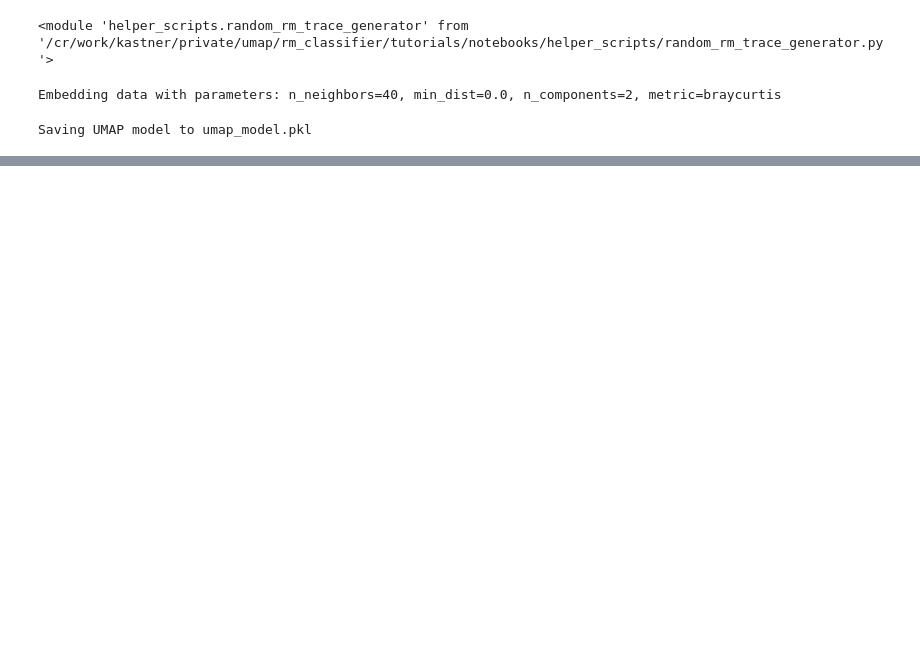
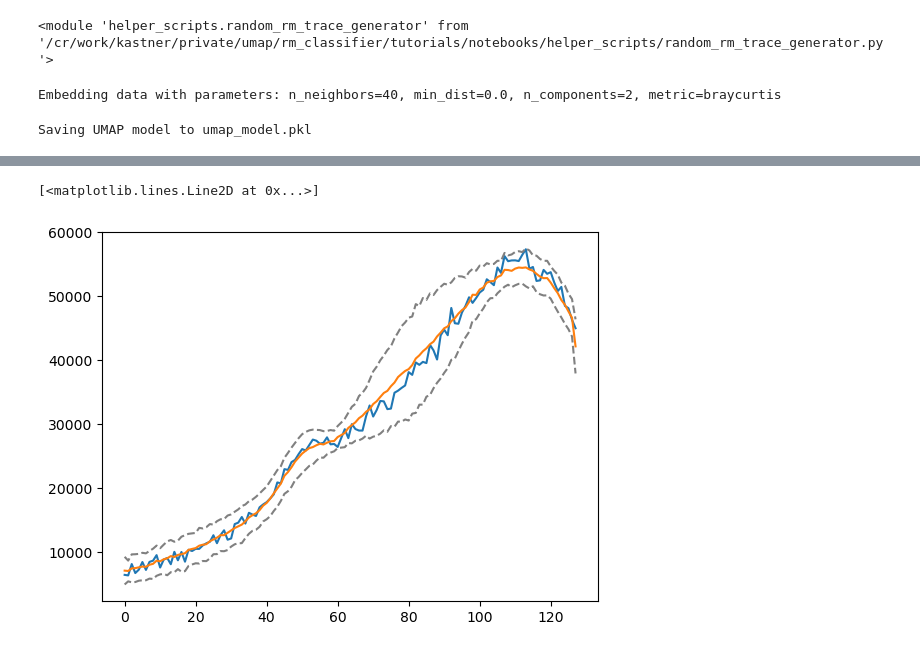
Before and after one commit to uhgtb/rm_classifier, a Jupyter notebook: tutorials/notebooks/umap_classifier.ipynb, the cells around one changed output, grey strips where cells are left out. Cells and saved outputs as stored; diff of their text form; code cells hidden in the pictures; blank space fills up the shorter version.

```diff
--- a/tutorials/notebooks/umap_classifier.ipynb
+++ b/tutorials/notebooks/umap_classifier.ipynb
@@ -75,0 +90,10 @@ func.__name__
+# %%
+idx=59
+cluster_idx=clusters[idx]
+plt.plot(prepared_data[idx])
+plt.plot(u_clas.cluster_mean_traces[cluster_idx])
+plt.plot(u_clas.cluster_mean_traces[cluster_idx] + u_clas.cluster_std_traces[cluster_idx], linestyle='--', color='gray')
+plt.plot(u_clas.cluster_mean_traces[cluster_idx] - u_clas.cluster_std_traces[cluster_idx], linestyle='--', color='gray')
+# %% [output]
+[<matplotlib.lines.Line2D at 0x...>]
+[figure, added]
```
Also changed, not shown: parts of 9 cells of this notebook, 3 other files.
